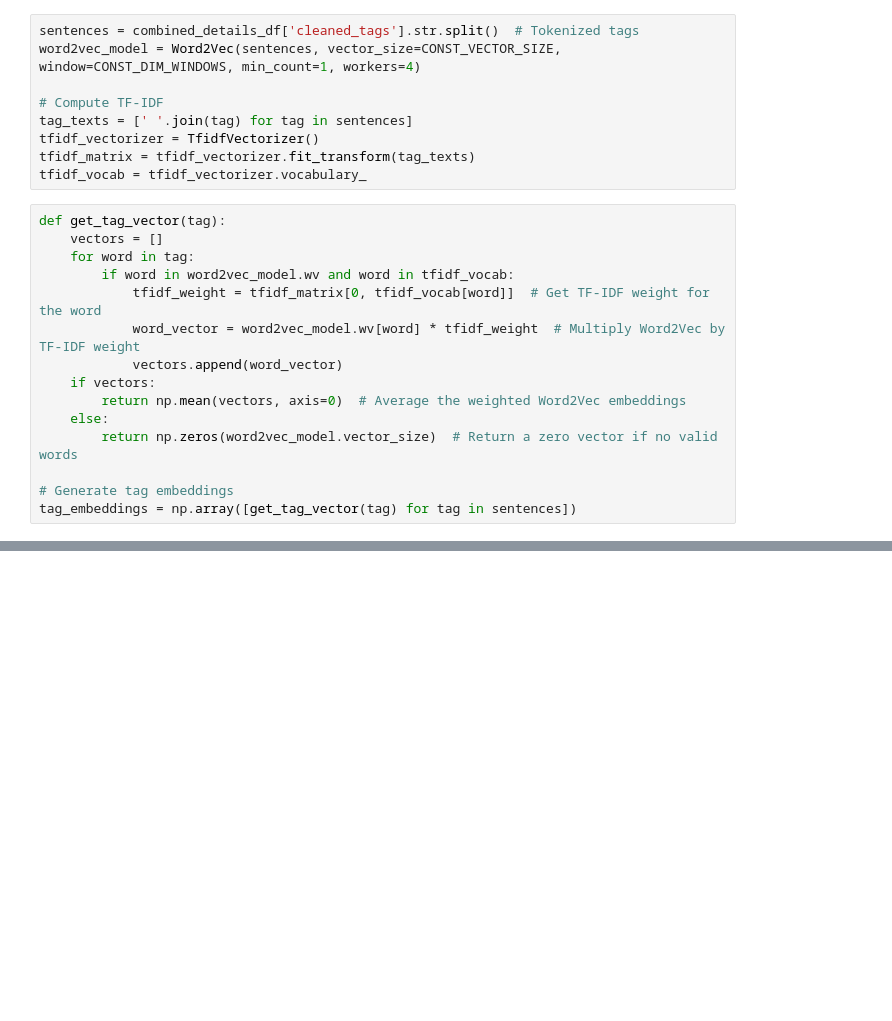
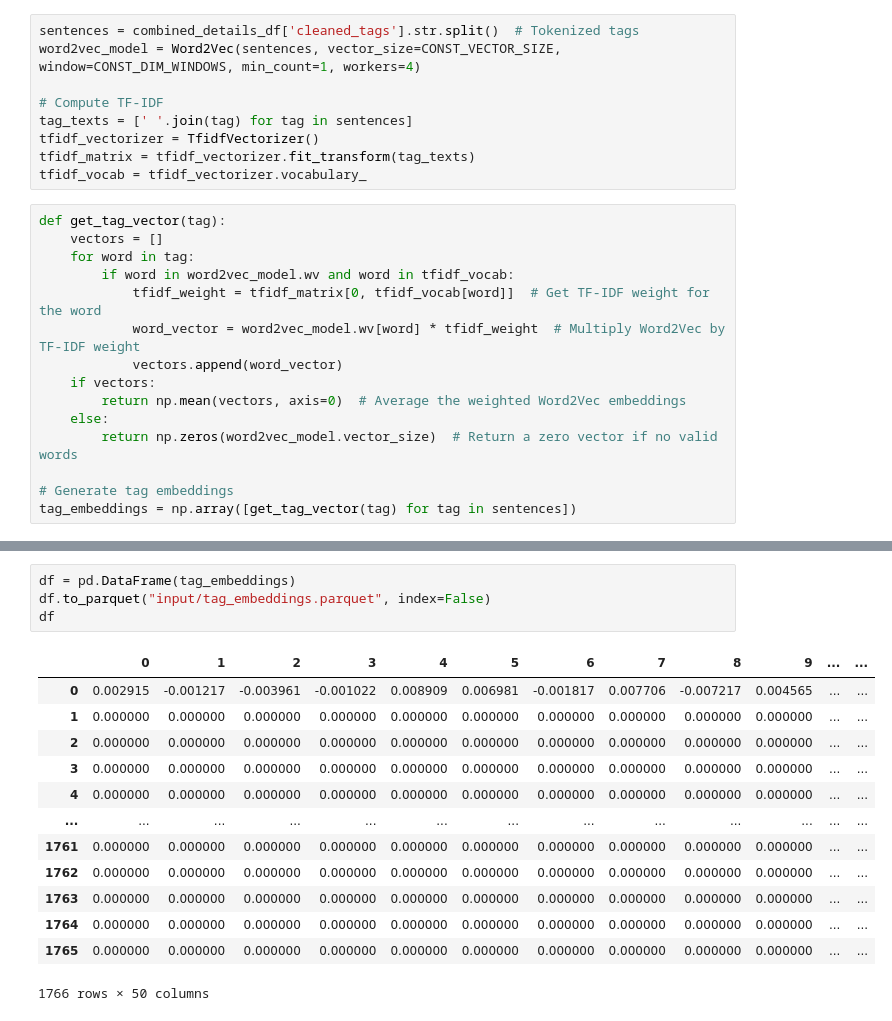
Before and after one commit to S09Z/IS_Project_Thailand_Tourism_Recommendation, a Jupyter notebook: app/frontend/clustering_experiment/expr_0-embleding_vector.ipynb, the cells around one changed output, grey strips where cells are left out. Cells and saved outputs as stored; diff of their text form; blank space fills up the shorter version.

```diff
--- a/app/frontend/clustering_experiment/expr_0-embleding_vector.ipynb
+++ b/app/frontend/clustering_experiment/expr_0-embleding_vector.ipynb
@@ -80,0 +108,18 @@ tag_embeddings = np.array([get_tag_vector(tag) for tag in sentences])
+# %%
+df = pd.DataFrame(tag_embeddings)
+df.to_parquet("input/tag_embeddings.parquet", index=False)
+df
+# %% [output]
+|  | 0 | 1 | 2 | 3 | 4 | 5 | 6 | 7 | 8 | 9 | ... | ... |
+| 0 | 0.002915 | -0.001217 | -0.003961 | -0.001022 | 0.008909 | 0.006981 | -0.001817 | 0.007706 | -0.007217 | 0.004565 | ... | ... |
+| 1 | 0.000000 | 0.000000 | 0.000000 | 0.000000 | 0.000000 | 0.000000 | 0.000000 | 0.000000 | 0.000000 | 0.000000 | ... | ... |
+| 2 | 0.000000 | 0.000000 | 0.000000 | 0.000000 | 0.000000 | 0.000000 | 0.000000 | 0.000000 | 0.000000 | 0.000000 | ... | ... |
+| 3 | 0.000000 | 0.000000 | 0.000000 | 0.000000 | 0.000000 | 0.000000 | 0.000000 | 0.000000 | 0.000000 | 0.000000 | ... | ... |
+| 4 | 0.000000 | 0.000000 | 0.000000 | 0.000000 | 0.000000 | 0.000000 | 0.000000 | 0.000000 | 0.000000 | 0.000000 | ... | ... |
+| ... | ... | ... | ... | ... | ... | ... | ... | ... | ... | ... | ... | ... |
+| 1761 | 0.000000 | 0.000000 | 0.000000 | 0.000000 | 0.000000 | 0.000000 | 0.000000 | 0.000000 | 0.000000 | 0.000000 | ... | ... |
+| 1762 | 0.000000 | 0.000000 | 0.000000 | 0.000000 | 0.000000 | 0.000000 | 0.000000 | 0.000000 | 0.000000 | 0.000000 | ... | ... |
+| 1763 | 0.000000 | 0.000000 | 0.000000 | 0.000000 | 0.000000 | 0.000000 | 0.000000 | 0.000000 | 0.000000 | 0.000000 | ... | ... |
+| 1764 | 0.000000 | 0.000000 | 0.000000 | 0.000000 | 0.000000 | 0.000000 | 0.000000 | 0.000000 | 0.000000 | 0.000000 | ... | ... |
+| 1765 | 0.000000 | 0.000000 | 0.000000 | 0.000000 | 0.000000 | 0.000000 | 0.000000 | 0.000000 | 0.000000 | 0.000000 | ... | ... |
+1766 rows × 50 columns
```
Also changed, not shown: parts of 6 cells of this notebook, 4 other files.
